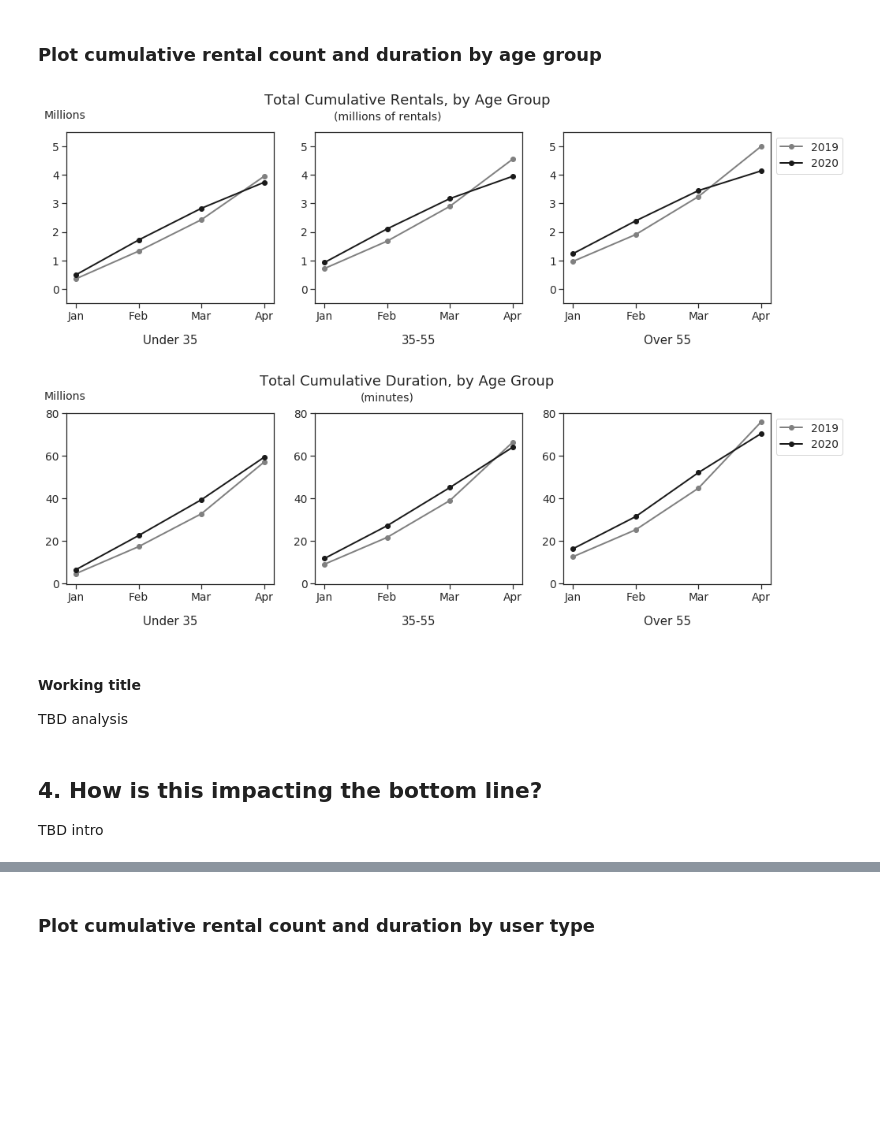
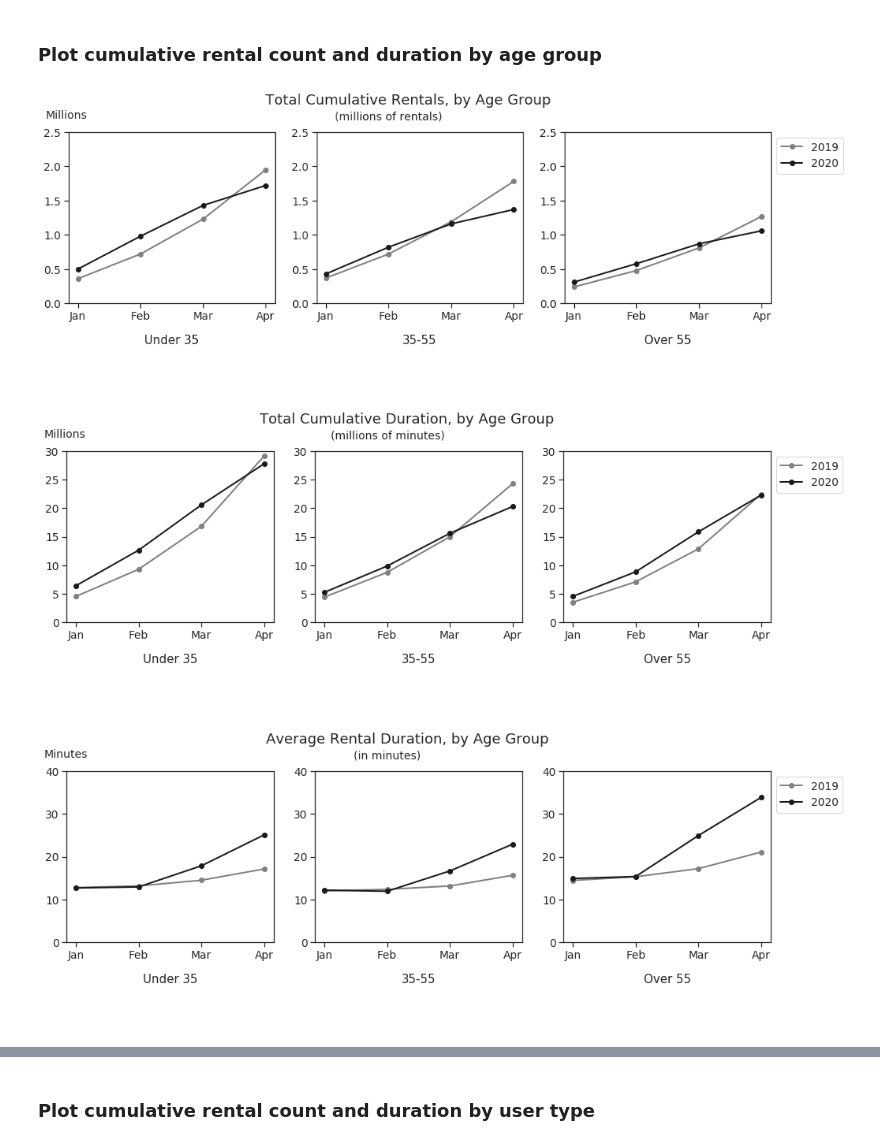
Before and after one commit to stevenrhart/bike-rentals, a Jupyter notebook: notebooks/Covid Impact on Bike Rentals in NYC.ipynb, the cells around one changed output, grey strips where cells are left out. Drawn from its saved outputs; the diff is of its cells as text; code cells hidden in the pictures; blank space fills up the shorter version.

Commit message:
wip - refactor still in progress; more markdown cleanup and also fixed a couple of bugs that were causing incorrect data rollups

```diff
--- a/notebooks/Covid Impact on Bike Rentals in NYC.ipynb
+++ b/notebooks/Covid Impact on Bike Rentals in NYC.ipynb
@@ -368,11 +370,8 @@ So what does this mean? Are people riding bikes for for longer durations on aver
 
 ### Average rental duration by month, 2019 vs. 2020
 # %%
-# Create pivot table
-df_pivot = df.pivot_table(index='month', columns='year', values='tripduration', aggfunc=np.mean)
-
-# Scale values
-df_pivot = df_pivot.apply(lambda x: round((x / 60),2), axis=1)
+# Pivot df using helper function
+df_pivot = pivot_df(df, ['month'], ['year'], 'tripduration', 1.667E-2, aggfunc=np.median)
 
 # Rename index to friendly month names
 df_pivot.rename(index={1: 'Jan', 2: 'Feb', 3: 'Mar', 4: 'Apr'}, inplace=True)
@@ -416,8 +417,11 @@ Before we get started plotting our data, we need a new helper function that will
 
 ### Create helper function for creating subplots by category
 # %%
+###TODO - Improve docstring
+
 # Create helper function for creating subplots
-def make_plot(df, x_labels, num_plots, facet, y_min, y_max, subtitle, title, x_pos_suptitle, x_pos_title):
+def make_plot(df, x_labels, num_plots, y_min, y_max, subtitle, title,
+              x_pos_suptitle, x_pos_title, text='Millions'):
     """Returns a plot with a series of subplots based on a pivoted df and the chosen facet
     """
     # Set x labels
@@ -425,11 +429,10 @@ def make_plot(df, x_labels, num_plots, facet, y_min, y_max, subtitle, title, x_p
 
     # Create figure and pad the subplots
     fig = plt.figure(figsize=(16,4))
-    # fig.subplots_adjust(wspace=0.3) # Use to adjust spacing on plots if needed
 
     # Create a subplot for each facet
     for i in range(num_plots):
-        df_temp = df_pivot[df_pivot[facet] == i]
+        df_temp = df_pivot[df_pivot.index.isin([i], level=1)]
         df_temp_pivot = df_temp.pivot_table(index=['month'], values=[2019,2020], aggfunc=np.sum)
 
         # Extract x and y values
@@ -453,11 +456,12 @@ def make_plot(df, x_labels, num_plots, facet, y_min, y_max, subtitle, title, x_p
         plt.ylim(y_min, y_max)
 
     # Add legend and show the plot
-    plt.text(0.1, .94, 'Millions', fontsize=14, transform=plt.gcf().transFigure)
+    plt.text(0.1, .94, text, fontsize=14, transform=plt.gcf().transFigure)
     plt.suptitle(subtitle, y=1.05, x=x_pos_suptitle, fontsize=18)
     plt.title(title, fontsize=14, pad=16, y=1.0, x=x_pos_title)
     plt.legend(title=None, loc='upper left', bbox_to_anchor=(1, 1));
     plt.show()
+    display(Markdown('<br/>'))
 # %% [markdown]
 
 ### Plot cumulative rental count and duration by gender
@@ -531,45 +555,53 @@ df = df[df.age_cat != 3]
 # %%
 # RENTAL COUNT
 
 # Pivot df using helper function
 df_pivot = pivot_df(df, ['month', 'age_cat'], ['year'], 'rental_count', 1.00E-6,
-                    cumsum=True, impute=True, reset=True)
+                    impute=True, pv_cumsum=True)
 
 # Update variables
 x_labels = ['Under 35', '35-55', 'Over 55']
-facet = 'age_cat'
-y_min, y_max = -0.5, 5.5
+y_min, y_max = 0, 2.5
 subtitle = "Total Cumulative Rentals, by Age Group"
 title = "(millions of rentals)"
 x_pos_suptitle, x_pos_title = 0.5, -0.85
 
 # Call the helper function to make the plot
-make_plot(df, x_labels, num_plots, facet, y_min, y_max, subtitle, title, x_pos_suptitle, x_pos_title)
+make_plot(df, x_labels, num_plots, y_min, y_max, subtitle, title, x_pos_suptitle, x_pos_title)
 
 
 # RENTAL DURATION
 
 # Pivot df using helper function
 df_pivot = pivot_df(df, ['month', 'age_cat'], ['year'], 'tripduration', 1.667E-8,
-                    cumsum=True, impute=True, reset=True)
+                    impute=True, pv_cumsum=True)
 
 # Update variables
-y_min, y_max = -0.5, 80
+y_min, y_max = 0, 30
 subtitle = "Total Cumulative Duration, by Age Group"
-title = "(minutes)"
+title = "(millions of minutes)"
 
 # Call the helper function to make the plot
-make_plot(df, x_labels, num_plots, facet, y_min, y_max, subtitle, title, x_pos_suptitle, x_pos_title)
+make_plot(df, x_labels, num_plots, y_min, y_max, subtitle, title, x_pos_suptitle, x_pos_title)
+
+
+# AVERAGE RENTAL DURATION
+
+# Pivot df using helper function
+df_pivot = pivot_df(df, ['month', 'age_cat'], ['year'], 'tripduration', 1.667E-2,
+                    impute=True, aggfunc=np.mean)
+
+# Update variables
+y_min, y_max = 0, 40
+subtitle = "Average Rental Duration, by Age Group"
+title="(in minutes)"
+
+# Call the helper function to make the plot
+make_plot(df, x_labels, num_plots, y_min, y_max, subtitle, title, x_pos_suptitle, x_pos_title, text='Minutes')
 # %% [output]
-[figure, old version]
+[figure, new version]
+<br/>
-[figure, old version]
+[figure, new version]
+<br/>
+[figure, added]
+<br/>
-# %% [markdown]
-
-#### Working title
-
-TBD analysis
-# %% [markdown]
-
-## 4. How is this impacting the bottom line?
-
-TBD intro
```
Also changed, not shown: parts of 33 cells of this notebook.
